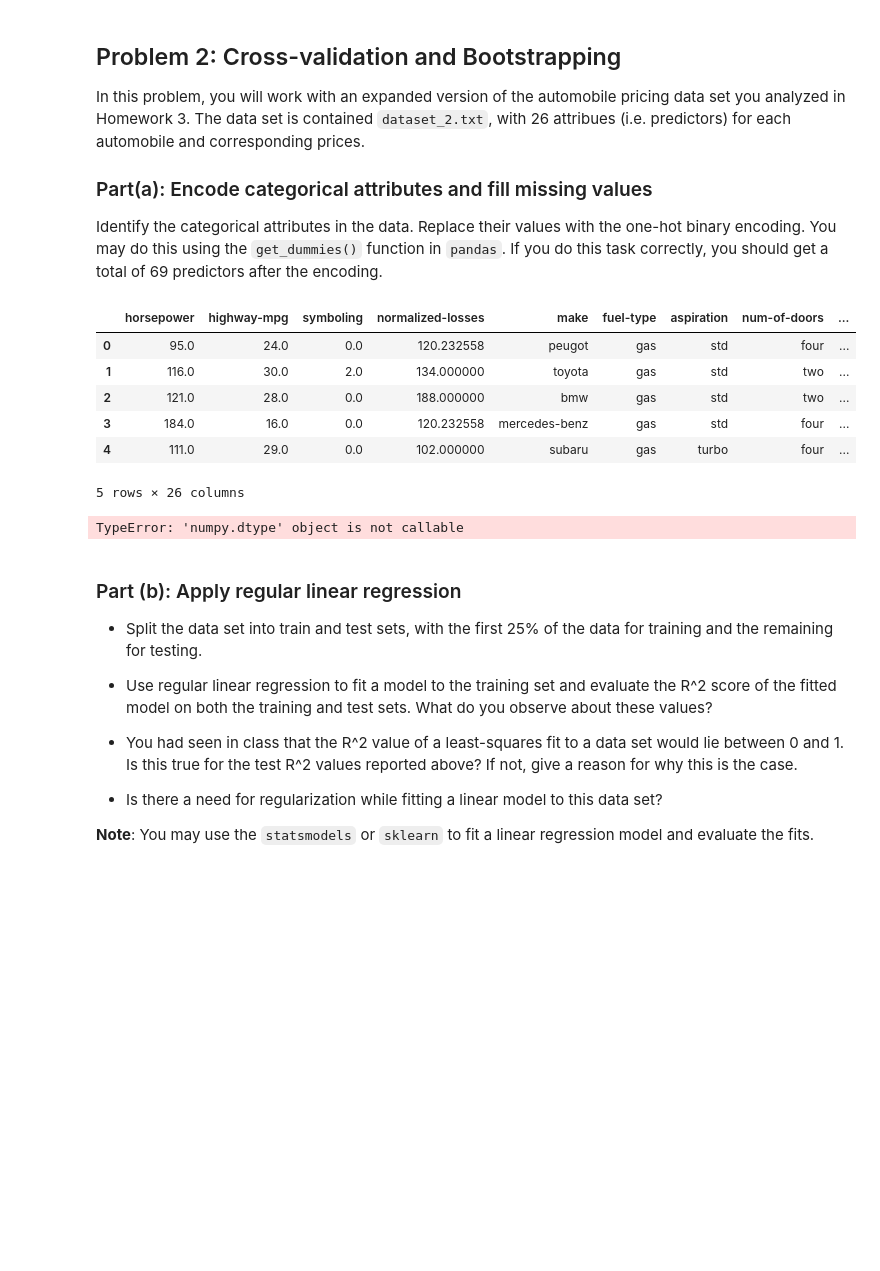
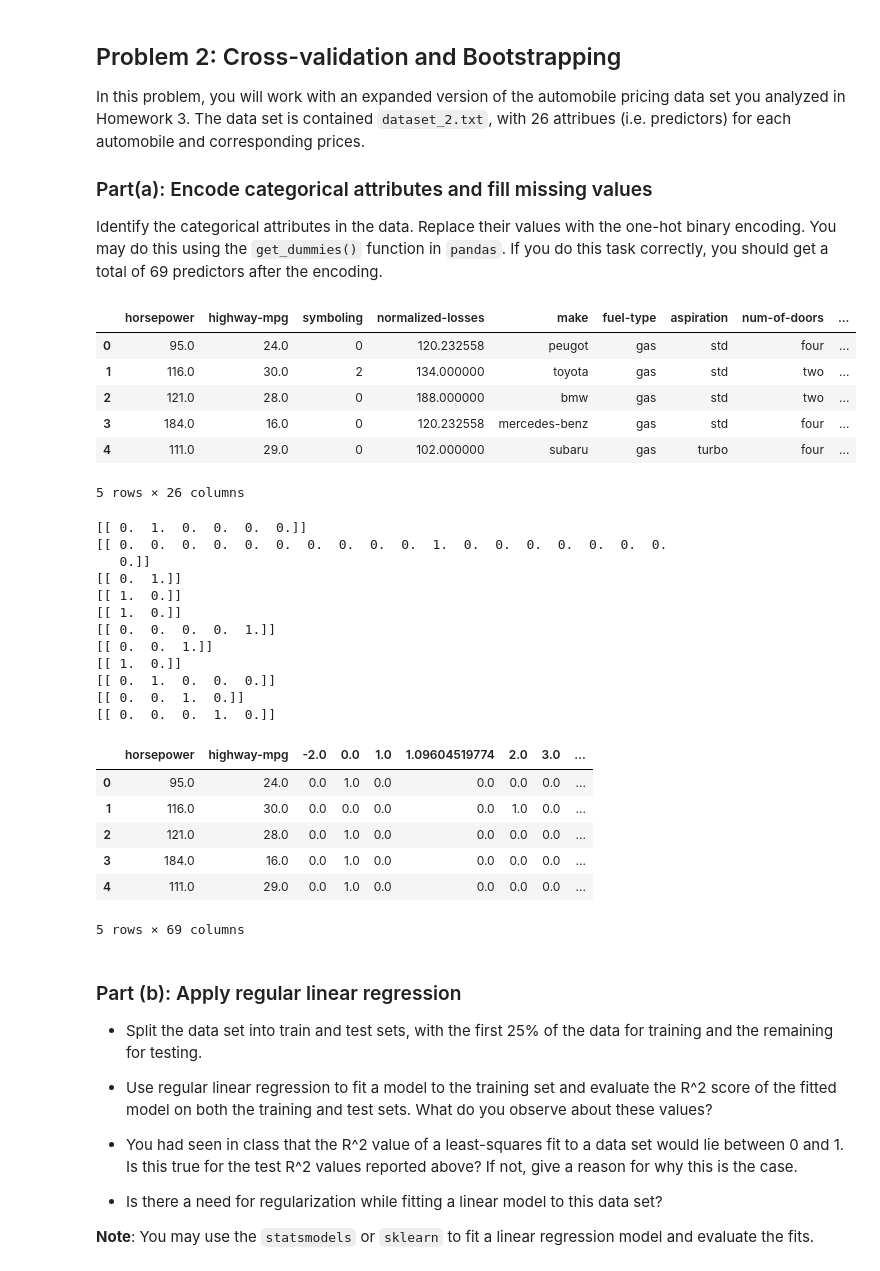
Before and after one commit to hecerinc/cs109a, a Jupyter notebook: hw4/keery_sean_cs109a_HW4.ipynb, the cells around one changed output. Cells and saved outputs as stored; diff of their text form; code cells hidden in the pictures; blank space fills up the shorter version.

Commit message:
column to object

```diff
--- a/hw4/keery_sean_cs109a_HW4.ipynb
+++ b/hw4/keery_sean_cs109a_HW4.ipynb
@@ -272,44 +272,63 @@ Identify the categorical attributes in the data. Replace their values with the o
 # %%
 # data2=np.loadtxt('./datasets/dataset_2.txt',delimiter=',',skiprows=1,index=1)
 data2 = pd.read_csv('./datasets/dataset_2.txt', sep=',')
+data2['symboling']=data2['symboling'].astype(object)
 data2.head()
 # %% [output]
 |  | horsepower | highway-mpg | symboling | normalized-losses | make | fuel-type | aspiration | num-of-doors | ... |
-| 0 | 95.0 | 24.0 | 0.0 | 120.232558 | peugot | gas | std | four | ... |
-| 1 | 116.0 | 30.0 | 2.0 | 134.000000 | toyota | gas | std | two | ... |
-| 2 | 121.0 | 28.0 | 0.0 | 188.000000 | bmw | gas | std | two | ... |
-| 3 | 184.0 | 16.0 | 0.0 | 120.232558 | mercedes-benz | gas | std | four | ... |
-| 4 | 111.0 | 29.0 | 0.0 | 102.000000 | subaru | gas | turbo | four | ... |
+| 0 | 95.0 | 24.0 | 0 | 120.232558 | peugot | gas | std | four | ... |
+| 1 | 116.0 | 30.0 | 2 | 134.000000 | toyota | gas | std | two | ... |
+| 2 | 121.0 | 28.0 | 0 | 188.000000 | bmw | gas | std | two | ... |
+| 3 | 184.0 | 16.0 | 0 | 120.232558 | mercedes-benz | gas | std | four | ... |
+| 4 | 111.0 | 29.0 | 0 | 102.000000 | subaru | gas | turbo | four | ... |
 5 rows × 26 columns
 # %%
 # Separate predictors and response
 x_df = data2.iloc[:,:-1]
 y_df = data2.iloc[:,-1]
 
 d = np.shape(x_df)[1] # no. of attributes
 
 # Create a new data frame
 
 x_df_expanded = pd.DataFrame()
 
 # Need to make symboling column datatype equal object
 
-x_df['symboling'].dtype.set('object')
+# x_df['symboling'].dtype='object'
 
 # Iterate over all attributes
 for column in x_df.columns:
     # Check if attribute is not categorical: either dtype is not object
     if(x_df[column].dtype != np.dtype('object')):
         x_df_expanded = pd.concat([x_df_expanded, x_df[column]], axis=1)
     else:
         # otherwise: use one-hot encoding
         encoding = pd.get_dummies(x_df[column])  # Convert categorical variable into dummy/indicator variables
         # append expanded attribute to data frame
         x_df_expanded = pd.concat([x_df_expanded, encoding], axis=1)
         print encoding.iloc[:1].values
 x_df_expanded.head()
 # %% [output]
-TypeError: 'numpy.dtype' object is not callable
+[[ 0.  1.  0.  0.  0.  0.]]
+[[ 0.  0.  0.  0.  0.  0.  0.  0.  0.  0.  1.  0.  0.  0.  0.  0.  0.  0.
+   0.]]
+[[ 0.  1.]]
+[[ 1.  0.]]
+[[ 1.  0.]]
+[[ 0.  0.  0.  0.  1.]]
+[[ 0.  0.  1.]]
+[[ 1.  0.]]
+[[ 0.  1.  0.  0.  0.]]
+[[ 0.  0.  1.  0.]]
+[[ 0.  0.  0.  1.  0.]]
+|  | horsepower | highway-mpg | -2.0 | 0.0 | 1.0 | 1.09604519774 | 2.0 | 3.0 | ... |
+| 0 | 95.0 | 24.0 | 0.0 | 1.0 | 0.0 | 0.0 | 0.0 | 0.0 | ... |
+| 1 | 116.0 | 30.0 | 0.0 | 0.0 | 0.0 | 0.0 | 1.0 | 0.0 | ... |
+| 2 | 121.0 | 28.0 | 0.0 | 1.0 | 0.0 | 0.0 | 0.0 | 0.0 | ... |
+| 3 | 184.0 | 16.0 | 0.0 | 1.0 | 0.0 | 0.0 | 0.0 | 0.0 | ... |
+| 4 | 111.0 | 29.0 | 0.0 | 1.0 | 0.0 | 0.0 | 0.0 | 0.0 | ... |
+5 rows × 69 columns
 # %% [markdown]
 ### Part (b): Apply regular linear regression
 - Split the data set into train and test sets, with the first 25% of the data for training and the remaining for testing.
```
Also changed, not shown: parts of 1 cell of this notebook, 1 other file.
